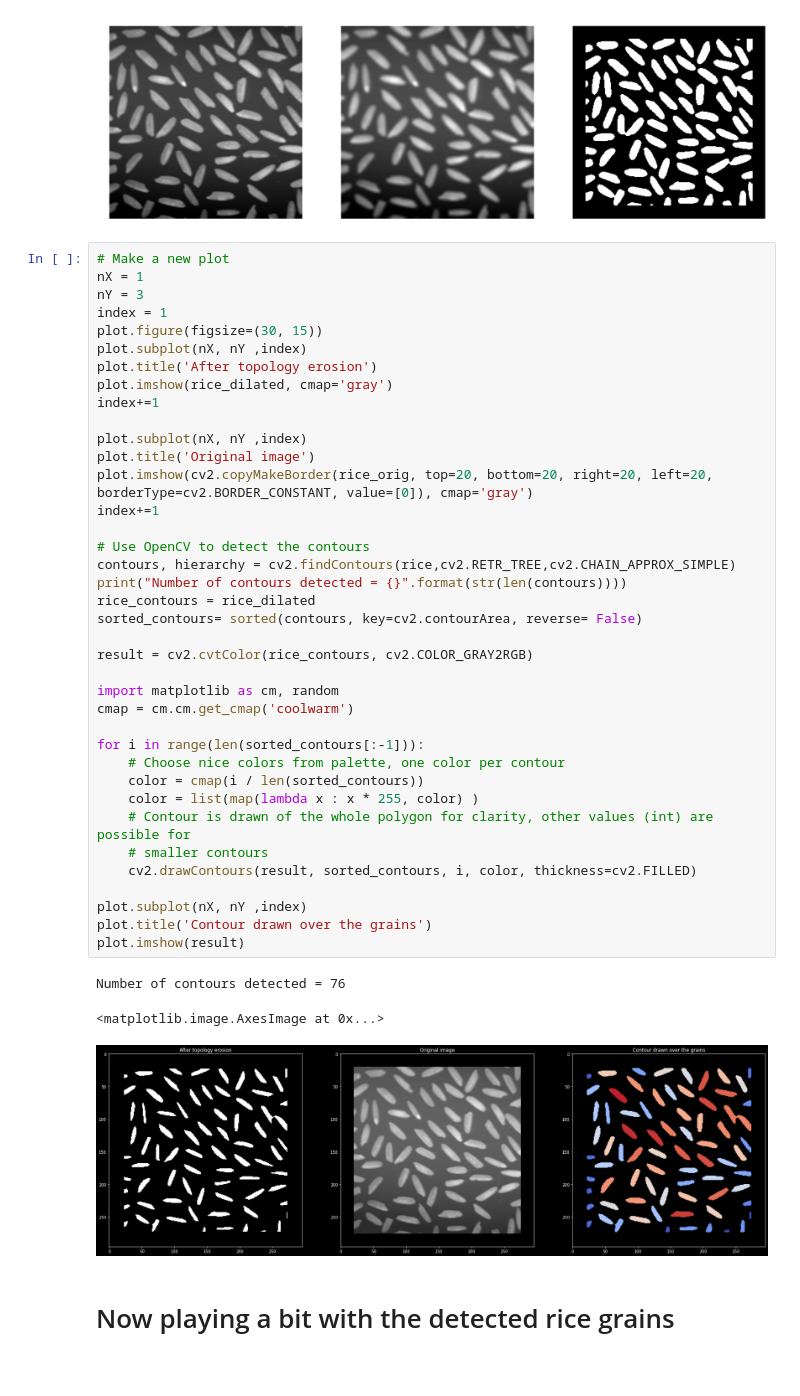
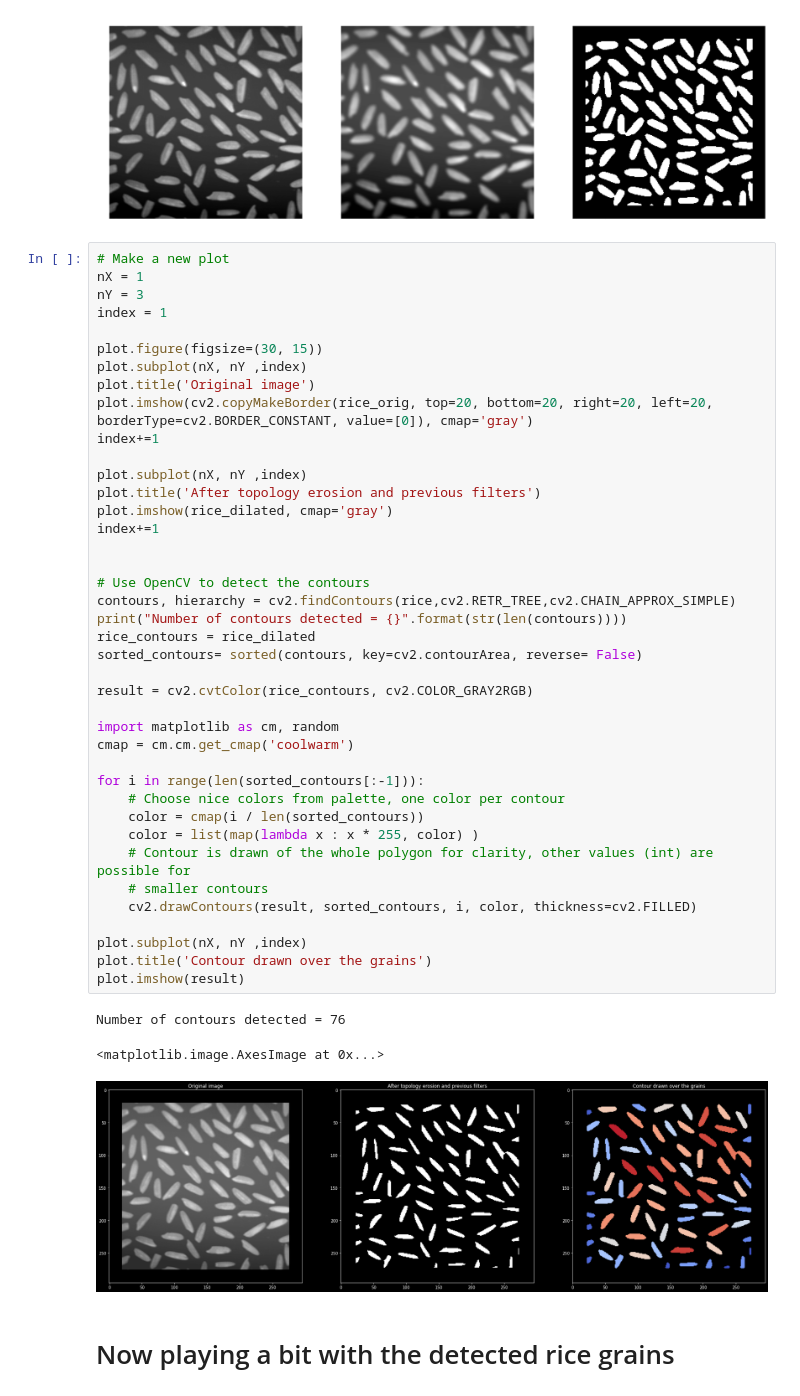
Before and after one commit to pmudry/riceGrainsCounter, a Jupyter notebook: ricecount.ipynb, the cells around one changed output. Saved outputs shown, nothing was run; the diff lists cells and outputs as text.

```diff
--- a/ricecount.ipynb
+++ b/ricecount.ipynb
@@ -58,43 +58,45 @@ index+=1
 nX = 1
 nY = 3
 index = 1
+
 plot.figure(figsize=(30, 15))
-plot.subplot(nX, nY ,index)
-plot.title('After topology erosion')
-plot.imshow(rice_dilated, cmap='gray')
-index+=1
-
 plot.subplot(nX, nY ,index)
 plot.title('Original image')
 plot.imshow(cv2.copyMakeBorder(rice_orig, top=20, bottom=20, right=20, left=20, borderType=cv2.BORDER_CONSTANT, value=[0]), cmap='gray')
 index+=1
+
+plot.subplot(nX, nY ,index)
+plot.title('After topology erosion and previous filters')
+plot.imshow(rice_dilated, cmap='gray')
+index+=1
+
 
 # Use OpenCV to detect the contours
 contours, hierarchy = cv2.findContours(rice,cv2.RETR_TREE,cv2.CHAIN_APPROX_SIMPLE)
 print("Number of contours detected = {}".format(str(len(contours))))
 rice_contours = rice_dilated
 sorted_contours= sorted(contours, key=cv2.contourArea, reverse= False)
 
 result = cv2.cvtColor(rice_contours, cv2.COLOR_GRAY2RGB)
 
 import matplotlib as cm, random
 cmap = cm.cm.get_cmap('coolwarm')
 
 for i in range(len(sorted_contours[:-1])):
     # Choose nice colors from palette, one color per contour
     color = cmap(i / len(sorted_contours))
     color = list(map(lambda x : x * 255, color) )
     # Contour is drawn of the whole polygon for clarity, other values (int) are possible for
     # smaller contours
     cv2.drawContours(result, sorted_contours, i, color, thickness=cv2.FILLED)
 
 plot.subplot(nX, nY ,index)
 plot.title('Contour drawn over the grains')
 plot.imshow(result)
 # %% [output]
 Number of contours detected = 76
 <matplotlib.image.AxesImage at 0x...>
-[figure, old version]
+[figure, new version]
 # %% [markdown]
 # Now playing a bit with the detected rice grains
 # %%
```
Also changed, not shown: parts of 1 cell of this notebook, 3 other files.
